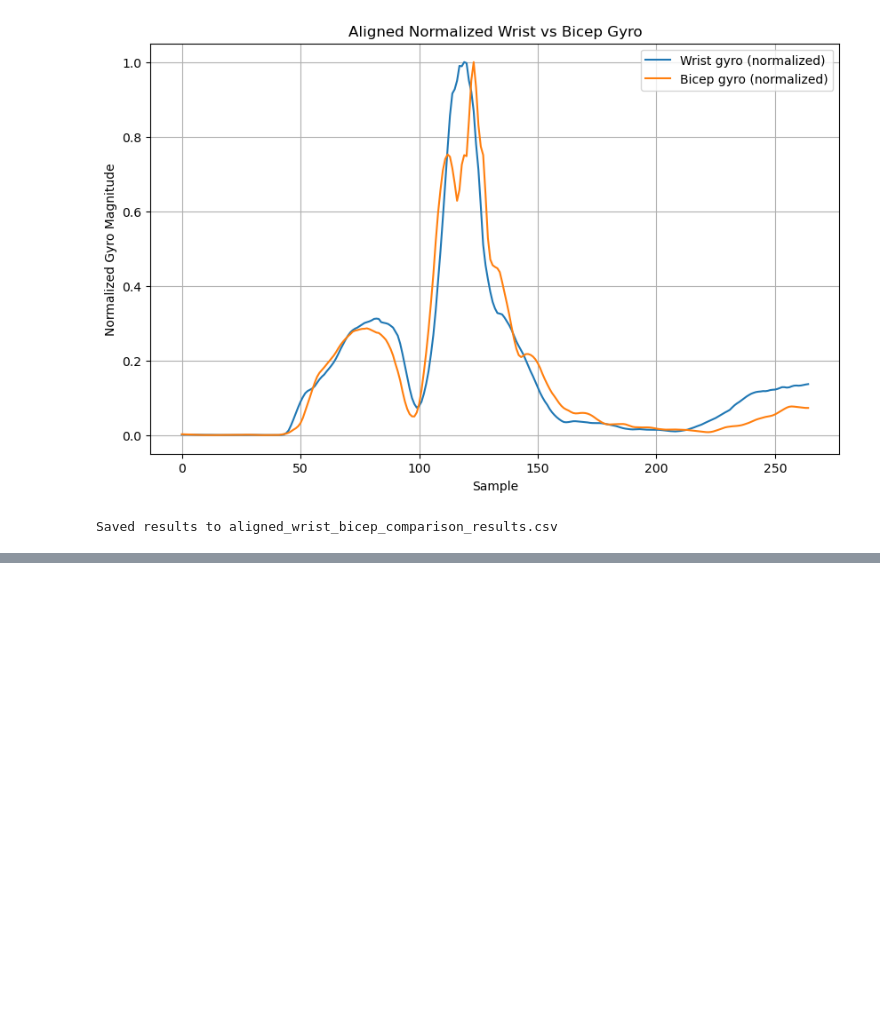
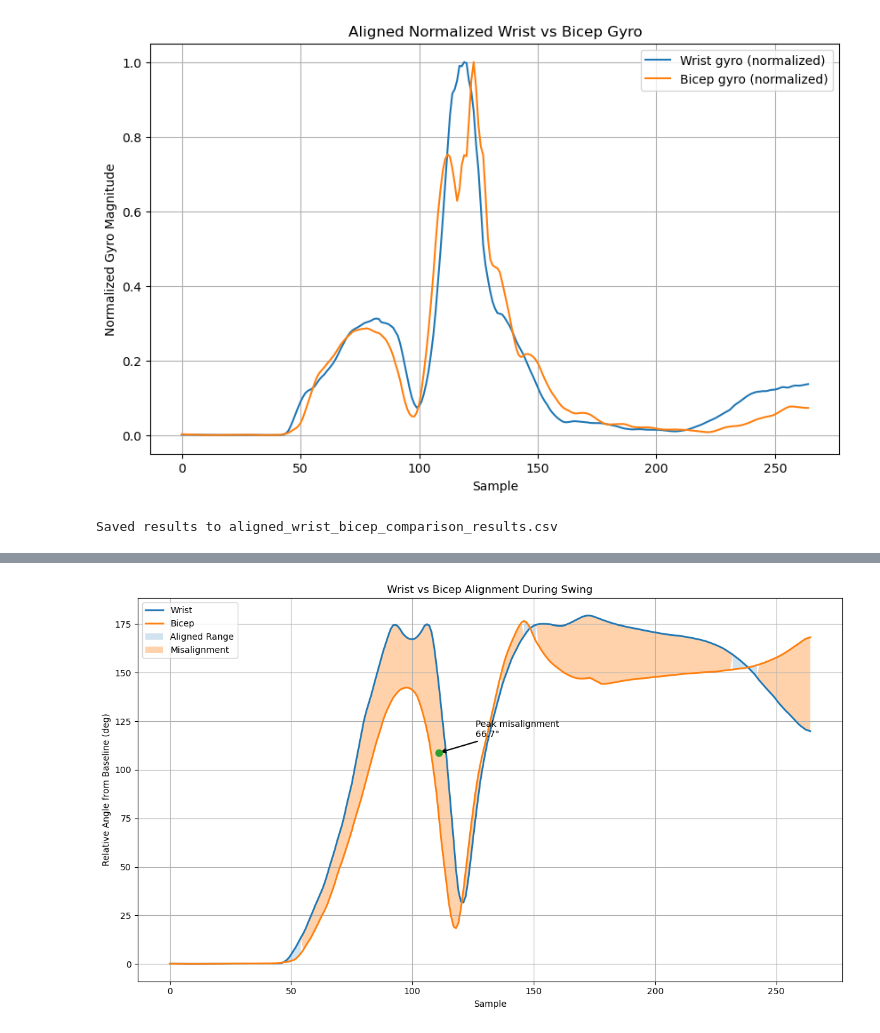
Before and after one commit to spearsbr/396-398_CSV_Visual_Swing, a Jupyter notebook: Two_Sensor_Data.ipynb, the cells around one changed output, grey strips where cells are left out. Cells and saved outputs as stored; diff of their text form; code cells hidden in the pictures; blank space fills up the shorter version.

```diff
--- a/Two_Sensor_Data.ipynb
+++ b/Two_Sensor_Data.ipynb
@@ -881,0 +985,87 @@ Saved results to aligned_wrist_bicep_comparison_results.csv
+# %%
+# =========================================================
+# 12. MISALIGNMENT METRICS
+# =========================================================
+df["angle_diff"] = df["angle_w_s"] - df["angle_b_s"]
+df["misalignment_deg"] = np.abs(df["angle_diff"])
+
+# Smooth the misalignment a little so it looks cleaner
+misalign_window = 5
+df["misalignment_s"] = (
+    df["misalignment_deg"]
+    .rolling(window=misalign_window, center=True, min_periods=1)
+    .mean()
+)
+
+# Threshold for "noticeable" misalignment / possible haptic trigger
+misalignment_threshold = 8.0  # degrees, change if needed
+
+# =========================================================
+# 13. SINGLE POLISHED GRAPH
+# =========================================================
+plt.figure(figsize=(12, 7))
+
+# Main motion lines
+plt.plot(
+    df["sample"],
+    df["angle_w_s"],
+    label="Wrist",
+    linewidth=2
+)
+
+plt.plot(
+    df["sample"],
+    df["angle_b_s"],
+    label="Bicep",
+    linewidth=2
+)
+
+# Green shading where alignment is good
+plt.fill_between(
+    df["sample"],
+    df["angle_w_s"],
+    df["angle_b_s"],
+    where=(df["misalignment_s"] <= misalignment_threshold),
+    interpolate=True,
+    alpha=0.20,
+    label="Aligned Range"
+)
+
+# Red/yellow shading where misalignment is larger
+plt.fill_between(
+    df["sample"],
+    df["angle_w_s"],
+    df["angle_b_s"],
+    where=(df["misalignment_s"] > misalignment_threshold),
+    interpolate=True,
+    alpha=0.35,
+    label="Misalignment"
+)
+
+# Optional: mark the peak misalignment point
+peak_idx = df["misalignment_s"].idxmax()
+peak_sample = df.loc[peak_idx, "sample"]
+peak_wrist = df.loc[peak_idx, "angle_w_s"]
+peak_bicep = df.loc[peak_idx, "angle_b_s"]
+peak_value = df.loc[peak_idx, "misalignment_s"]
+
+mid_y = 0.5 * (peak_wrist + peak_bicep)
+
+plt.scatter([peak_sample], [mid_y], s=60, zorder=5)
+plt.annotate(
+    f"Peak misalignment\n{peak_value:.1f}°",
+    xy=(peak_sample, mid_y),
+    xytext=(peak_sample + 15, mid_y + 8),
+    arrowprops=dict(arrowstyle="->", lw=1.5),
+    fontsize=10
+)
+
+plt.xlabel("Sample")
+plt.ylabel("Relative Angle from Baseline (deg)")
+plt.title("Wrist vs Bicep Alignment During Swing")
+plt.legend()
+plt.grid(True)
+plt.tight_layout()
+plt.show()
+# %% [output]
+[figure, added]
```
Also changed, not shown: parts of 1 cell of this notebook.
